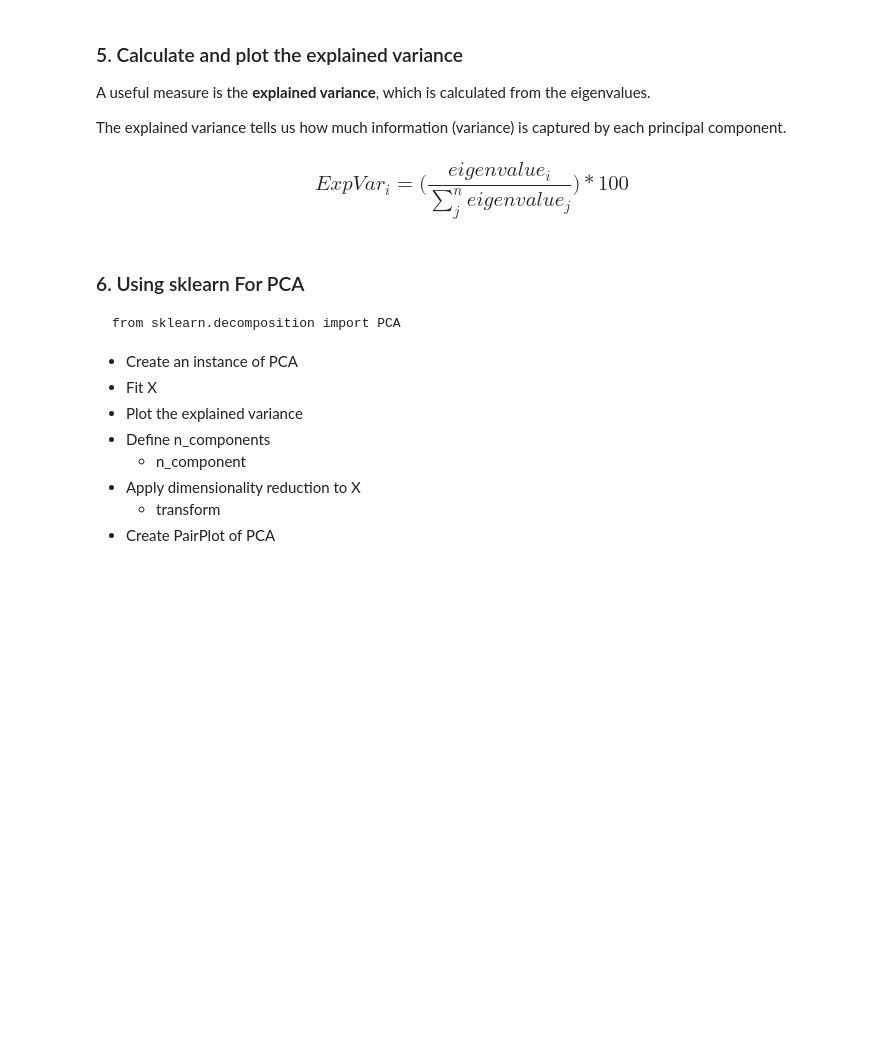
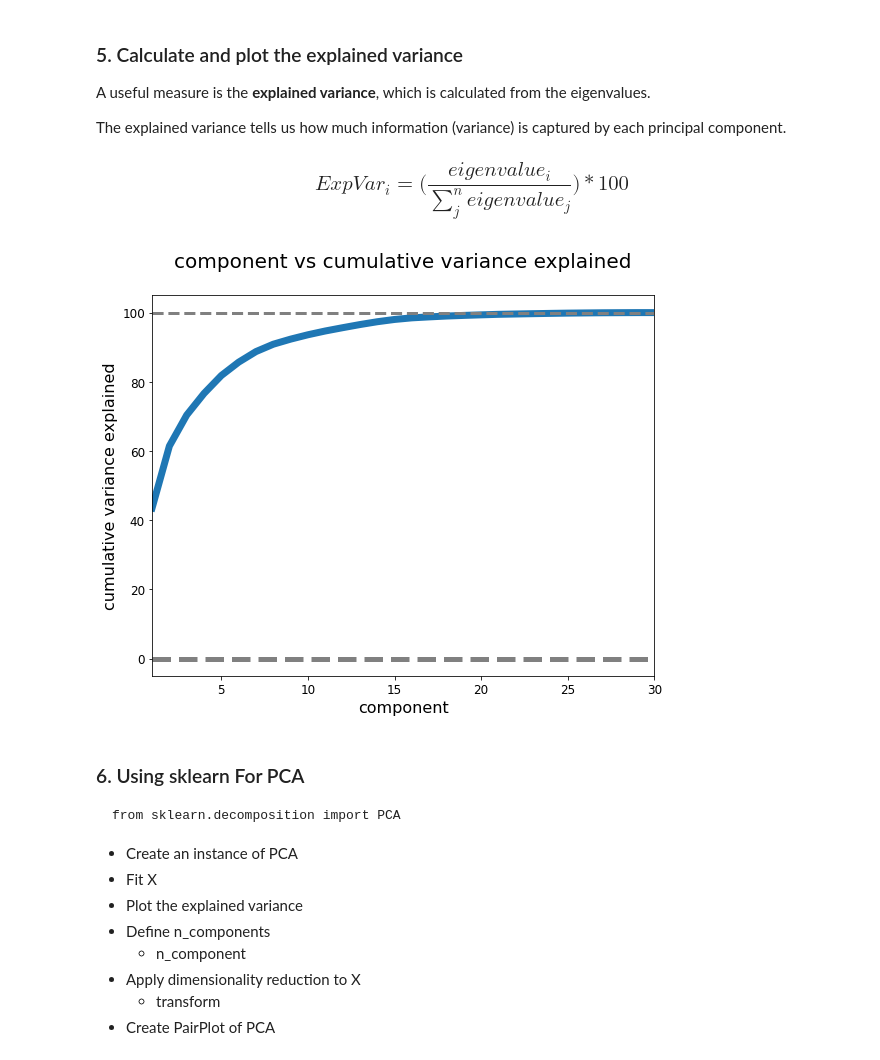
Before and after one commit to IsabelleUslu/InstituteOfDataLabs, a Jupyter notebook: Module_6/IOD_Lab_6_4.ipynb, the cells around one changed output. Cells and saved outputs as stored; diff of their text form; code cells hidden in the pictures; blank space fills up the shorter version.

```diff
--- a/Module_6/IOD_Lab_6_4.ipynb
+++ b/Module_6/IOD_Lab_6_4.ipynb
@@ -221,6 +221,14 @@ def calculate_cum_var_exp(eig_vals):
     Return a list or array containing the cumulative explained variance
     '''
 
+
+    var_exp_terms = []
+    for i in eig_vals:
+        var_exp = i/eig_vals.sum() * 100
+        var_exp_terms.append(var_exp)
+
+    cum_var_exp = np.cumsum(var_exp_terms)
+
     return cum_var_exp
 # %%
 def plot_var_exp(eig_vals):
@@ -252,6 +260,10 @@ def plot_var_exp(eig_vals):
     ax.set_title('component vs cumulative variance explained\n', fontsize=20)
 
     plt.show()
+# %%
+plot_var_exp(eigenvalues)
+# %% [output]
+[figure, added]
 # %% [markdown]
 ### 6. Using sklearn For PCA
 
```
Also changed, not shown: parts of 10 cells of this notebook, 1 other file.
